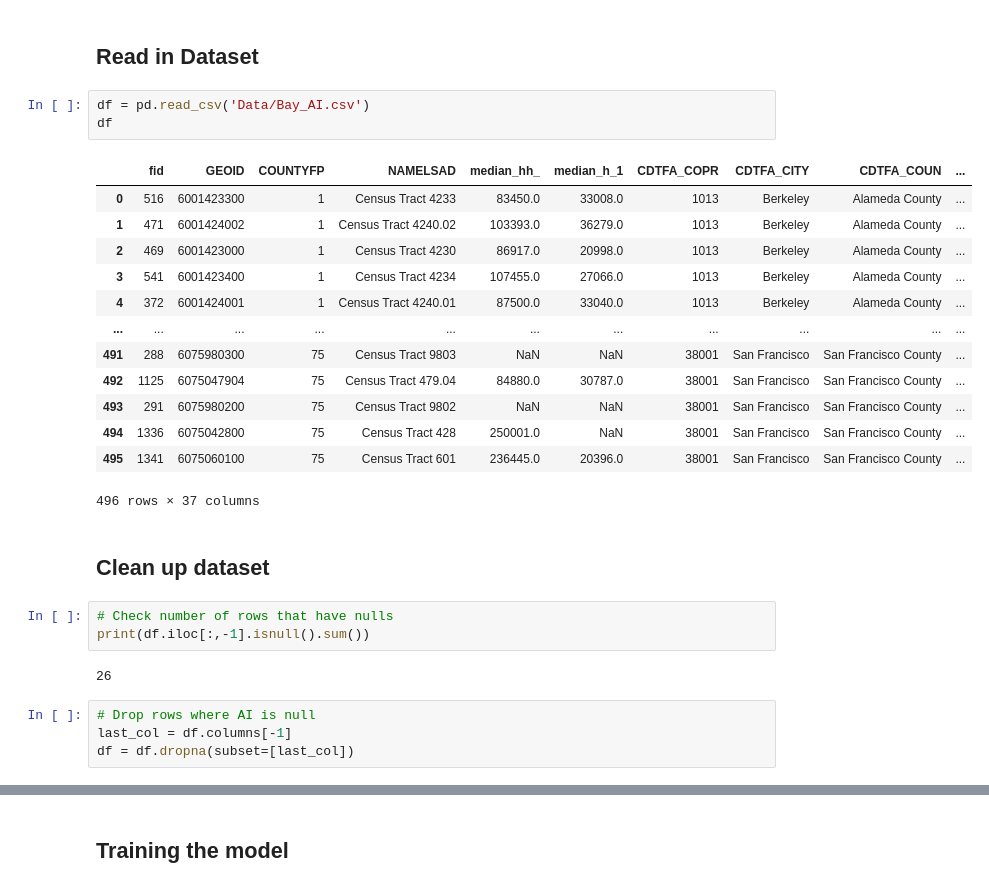
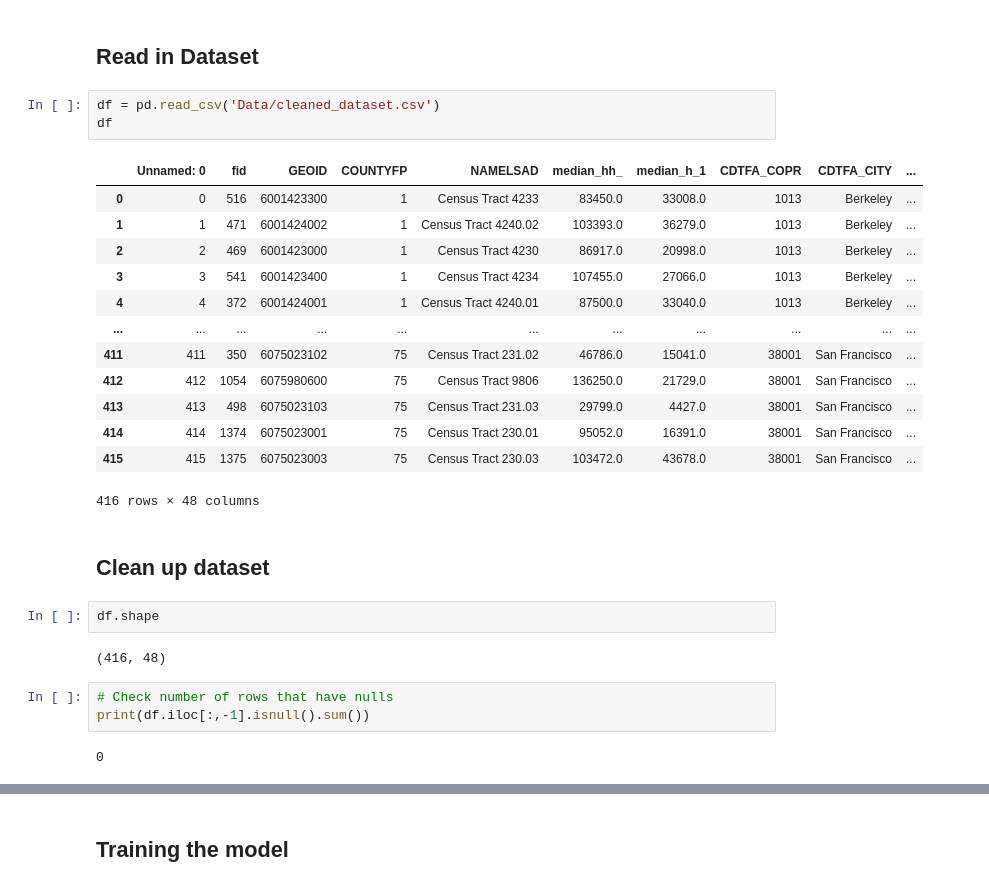
Before and after one commit to davidzhangberkeley/GIStis-League, a Jupyter notebook: meeting3_hw.ipynb, the cells around one changed output, grey strips where cells are left out. Drawn from its saved outputs; the diff is of its cells as text.

```diff
--- a/meeting3_hw.ipynb
+++ b/meeting3_hw.ipynb
@@ -12,30 +12,30 @@ please provide us feedback at https://github.com/pandas-dev/pandas/issues/54466
 # %% [markdown]
 ## Read in Dataset
 # %%
-df = pd.read_csv('Data/Bay_AI.csv')
+df = pd.read_csv('Data/cleaned_dataset.csv')
 df
 # %% [output]
-|  | fid | GEOID | COUNTYFP | NAMELSAD | median_hh_ | median_h_1 | CDTFA_COPR | CDTFA_CITY | CDTFA_COUN | ... |
-| 0 | 516 | 6001423300 | 1 | Census Tract 4233 | 83450.0 | 33008.0 | 1013 | Berkeley | Alameda County | ... |
-| 1 | 471 | 6001424002 | 1 | Census Tract 4240.02 | 103393.0 | 36279.0 | 1013 | Berkeley | Alameda County | ... |
-| 2 | 469 | 6001423000 | 1 | Census Tract 4230 | 86917.0 | 20998.0 | 1013 | Berkeley | Alameda County | ... |
-| 3 | 541 | 6001423400 | 1 | Census Tract 4234 | 107455.0 | 27066.0 | 1013 | Berkeley | Alameda County | ... |
-| 4 | 372 | 6001424001 | 1 | Census Tract 4240.01 | 87500.0 | 33040.0 | 1013 | Berkeley | Alameda County | ... |
+|  | Unnamed: 0 | fid | GEOID | COUNTYFP | NAMELSAD | median_hh_ | median_h_1 | CDTFA_COPR | CDTFA_CITY | ... |
+| 0 | 0 | 516 | 6001423300 | 1 | Census Tract 4233 | 83450.0 | 33008.0 | 1013 | Berkeley | ... |
+| 1 | 1 | 471 | 6001424002 | 1 | Census Tract 4240.02 | 103393.0 | 36279.0 | 1013 | Berkeley | ... |
+| 2 | 2 | 469 | 6001423000 | 1 | Census Tract 4230 | 86917.0 | 20998.0 | 1013 | Berkeley | ... |
+| 3 | 3 | 541 | 6001423400 | 1 | Census Tract 4234 | 107455.0 | 27066.0 | 1013 | Berkeley | ... |
+| 4 | 4 | 372 | 6001424001 | 1 | Census Tract 4240.01 | 87500.0 | 33040.0 | 1013 | Berkeley | ... |
 | ... | ... | ... | ... | ... | ... | ... | ... | ... | ... | ... |
-| 491 | 288 | 6075980300 | 75 | Census Tract 9803 | NaN | NaN | 38001 | San Francisco | San Francisco County | ... |
-| 492 | 1125 | 6075047904 | 75 | Census Tract 479.04 | 84880.0 | 30787.0 | 38001 | San Francisco | San Francisco County | ... |
-| 493 | 291 | 6075980200 | 75 | Census Tract 9802 | NaN | NaN | 38001 | San Francisco | San Francisco County | ... |
-| 494 | 1336 | 6075042800 | 75 | Census Tract 428 | 250001.0 | NaN | 38001 | San Francisco | San Francisco County | ... |
-| 495 | 1341 | 6075060100 | 75 | Census Tract 601 | 236445.0 | 20396.0 | 38001 | San Francisco | San Francisco County | ... |
+| 411 | 411 | 350 | 6075023102 | 75 | Census Tract 231.02 | 46786.0 | 15041.0 | 38001 | San Francisco | ... |
+| 412 | 412 | 1054 | 6075980600 | 75 | Census Tract 9806 | 136250.0 | 21729.0 | 38001 | San Francisco | ... |
+| 413 | 413 | 498 | 6075023103 | 75 | Census Tract 231.03 | 29799.0 | 4427.0 | 38001 | San Francisco | ... |
+| 414 | 414 | 1374 | 6075023001 | 75 | Census Tract 230.01 | 95052.0 | 16391.0 | 38001 | San Francisco | ... |
+| 415 | 415 | 1375 | 6075023003 | 75 | Census Tract 230.03 | 103472.0 | 43678.0 | 38001 | San Francisco | ... |
-496 rows × 37 columns
+416 rows × 48 columns
 # %% [markdown]
 ## Clean up dataset
+# %%
+df.shape
+# %% [output]
+(416, 48)
 # %%
 # Check number of rows that have nulls
 print(df.iloc[:,-1].isnull().sum())
 # %% [output]
-26
+0
-# %%
-# Drop rows where AI is null
-last_col = df.columns[-1]
-df = df.dropna(subset=[last_col])
```
Also changed, not shown: parts of 18 cells of this notebook.
